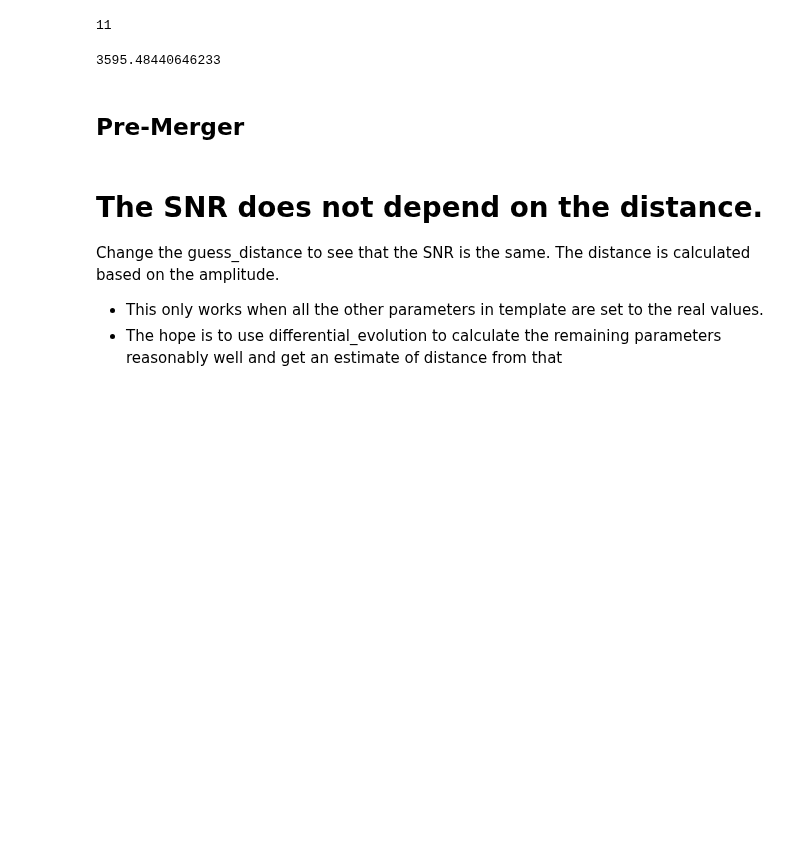
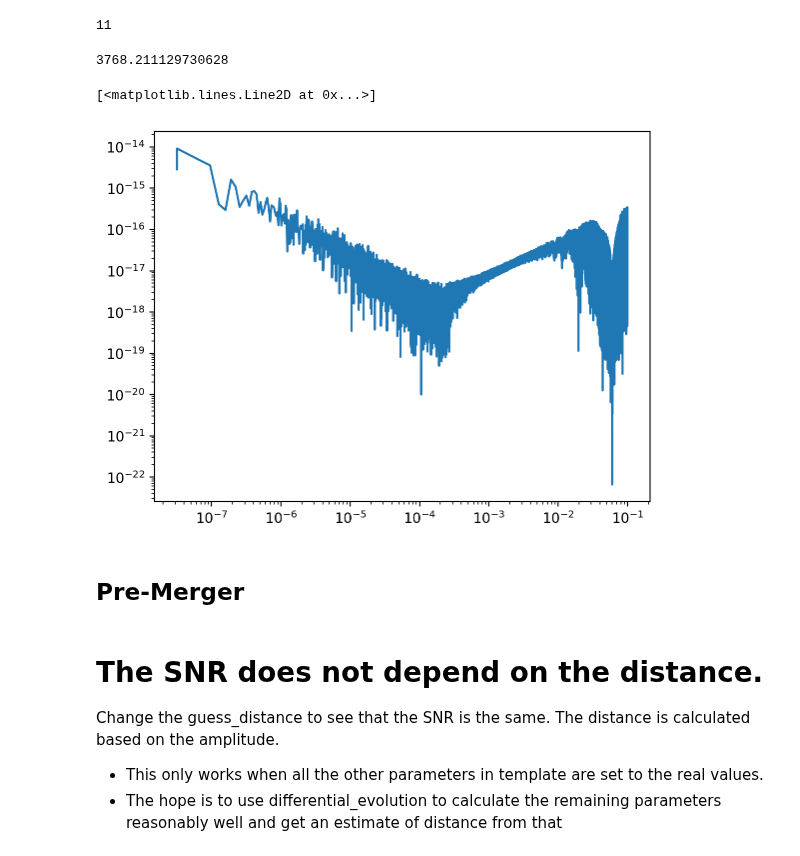
Before and after one commit to manishprasad0/LISA_Master_Thesis, a Jupyter notebook: differential_evolution_testing/diff_evolution.ipynb, the cells around one changed output. Drawn from its saved outputs; the diff is of its cells as text; code cells hidden in the pictures; blank space fills up the shorter version.

```diff
--- a/differential_evolution_testing/diff_evolution.ipynb
+++ b/differential_evolution_testing/diff_evolution.ipynb
@@ -43,7 +43,7 @@ print(cpu_count())
 # %% [output]
 11
 # %%
-Tobs = YRSID_SI/12
+Tobs = YRSID_SI
 dt = 5.
 include_T_channel = False # Set to True if you want to include the T channel in the simulation, otherwise only A and E channels will be included.
 
@@ -66,6 +66,21 @@ t_ref = 0.95 * Tobs
 
 parameters = np.array([m1, m2, a1, a2, dist, phi_ref, f_ref, inc, lam, beta, psi, t_ref])
 
+m1_2 = 8e5 # 1e5
+m2_2 = 2e5 # 1e5
+a1_2 = 0.5
+a2_2 = 0.7
+dist_2 = 200 * 1e9 * PC_SI # lower distance try this
+phi_ref_2 = 0.0
+f_ref_2 = 0.0
+inc_2 = np.pi/3.
+lam_2 = np.pi  # ecliptic longitude
+beta_2 = np.pi/2. # ecliptic latitude
+psi_2 = np.pi/6.  # polarization angle
+t_ref_2 = 0.95 * Tobs
+
+parameters_2 = np.array([m1_2, m2_2, a1_2, a2_2, dist_2, phi_ref_2, f_ref_2, inc_2, lam_2, beta_2, psi_2, t_ref_2])
+
 modes = [(2,2), (2,1), (3,3), (3,2), (4,4), (4,3)]
 waveform_kwargs = dict(length=1024, direct=False, fill=True, squeeze=False, modes=modes)
 
@@ -74,7 +89,13 @@ waveform_kwargs.update(freqs=f_array)
 
 print(sim.SNR_optimal()[0])
 # %% [output]
-3595.48440646233
+3768.211129730628
+# %%
+#plt.plot(t_array[:10000], data_t[0][:10000])
+plt.loglog(f_array, np.abs(data_f[0]), label="A channel")
+# %% [output]
+[<matplotlib.lines.Line2D at 0x...>]
+[figure, added]
 # %% [markdown]
 ## Pre-Merger
 # %%
```
Also changed, not shown: parts of 18 cells of this notebook, 1 other file.
